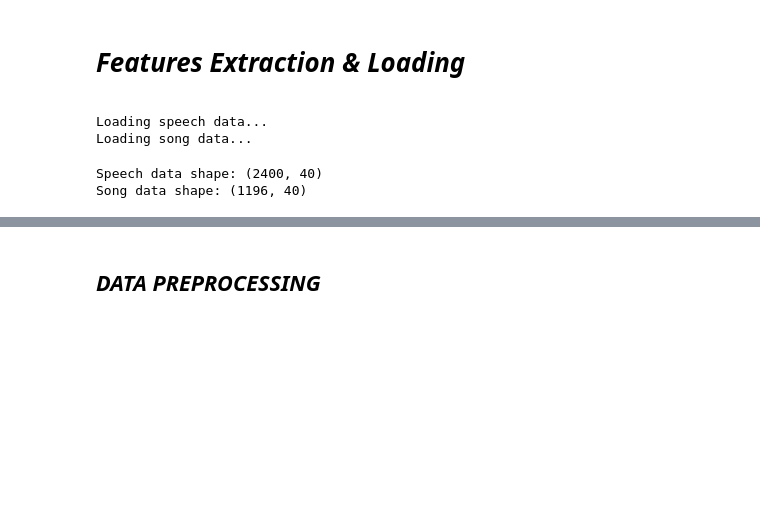
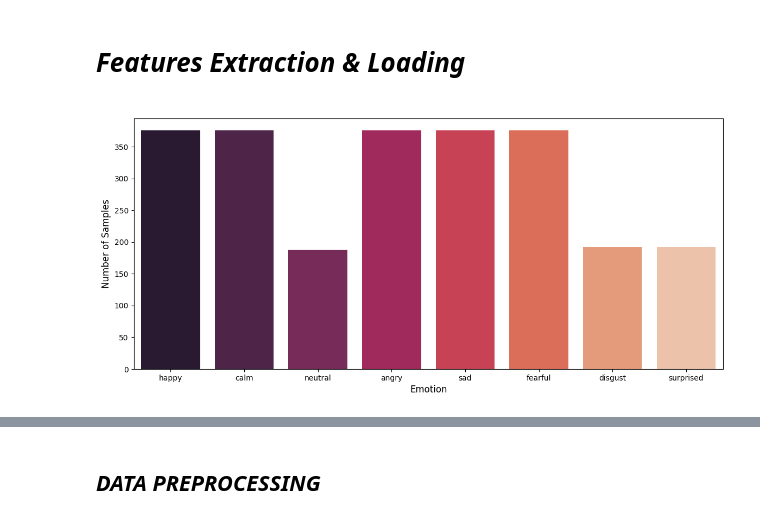
Before and after one commit to Tejasv-bhalla/audio-emotion-classification, a Jupyter notebook: main.ipynb, the cells around one changed output, grey strips where cells are left out. Drawn from its saved outputs; the diff is of its cells as text; code cells hidden in the pictures; blank space fills up the shorter version.

```diff
--- a/main.ipynb
+++ b/main.ipynb
@@ -83,18 +98,11 @@ def augment_audio(y, sr):
     except: pass
     return augmented
 # %%
-# Features Extraction
-def extract_features(y, sr):
-    mfcc = librosa.feature.mfcc(y=y, sr=sr, n_mfcc=40)
-    return np.mean(mfcc.T, axis=0)
-
-# Load and extract features with augmentation
-
-def load_and_extract_features(dataset_path, augment=True):
-    features = []
+def load_data(data_dir):
+    file_paths = []
     labels = []
-    for actor_dir in os.listdir(dataset_path):
-        actor_path = os.path.join(dataset_path, actor_dir)
+    for actor_dir in os.listdir(data_dir):
+        actor_path = os.path.join(data_dir, actor_dir)
         if not os.path.isdir(actor_path):
             continue
         for file in os.listdir(actor_path):
@@ -103,14 +111,9 @@ def load_and_extract_features(dataset_path, augment=True):
                 try:
                     emotion_code = file.split('-')[2]
                     emotion = EMOTION_MAP[emotion_code]
-                    y, sr = librosa.load(file_path, sr=22050, duration=3)
-                    features.append(extract_features(y, sr))
+                    file_paths.append(file_path)
                     labels.append(emotion)
 
-                    if augment and emotion in ["disgust", "neutral", "surprised"]:
-                        for y_aug in augment_audio(y, sr):
-                            features.append(extract_features(y_aug, sr))
-                            labels.append(emotion)
                 except Exception as e:
                     print(f"Error processing {file_path}: {e}")
-    return np.array(features), np.array(labels)
+    return file_paths, labels
@@ -124,15 +119,0 @@ EMOTION_MAP = {
-# %%
-#Loading Features
-print("Loading speech data...")
-X_speech, y_speech = load_and_extract_features(speech_path)
-print("Loading song data...")
-X_song, y_song = load_and_extract_features(song_path)
-# %% [output]
-Loading speech data...
-Loading song data...
-# %%
-print(f"Speech data shape: {X_speech.shape}")
-print(f"Song data shape: {X_song.shape}")
-# %% [output]
-Speech data shape: (2400, 40)
-Song data shape: (1196, 40)
@@ -138,0 +127,10 @@ Song data shape: (1196, 40)
+# %%
+plt.figure(figsize=(14,6))
+sns.countplot(x=labels, palette='rocket', hue=labels, legend=False)
+plt.xlabel('Emotion',fontsize=12)
+plt.ylabel('Number of Samples',fontsize=12)
+plt.show()
+# print(len(file_paths))
+# print(len(labels))
+# %% [output]
+[figure, added]
```
Also changed, not shown: parts of 40 cells of this notebook, 12 other files.
